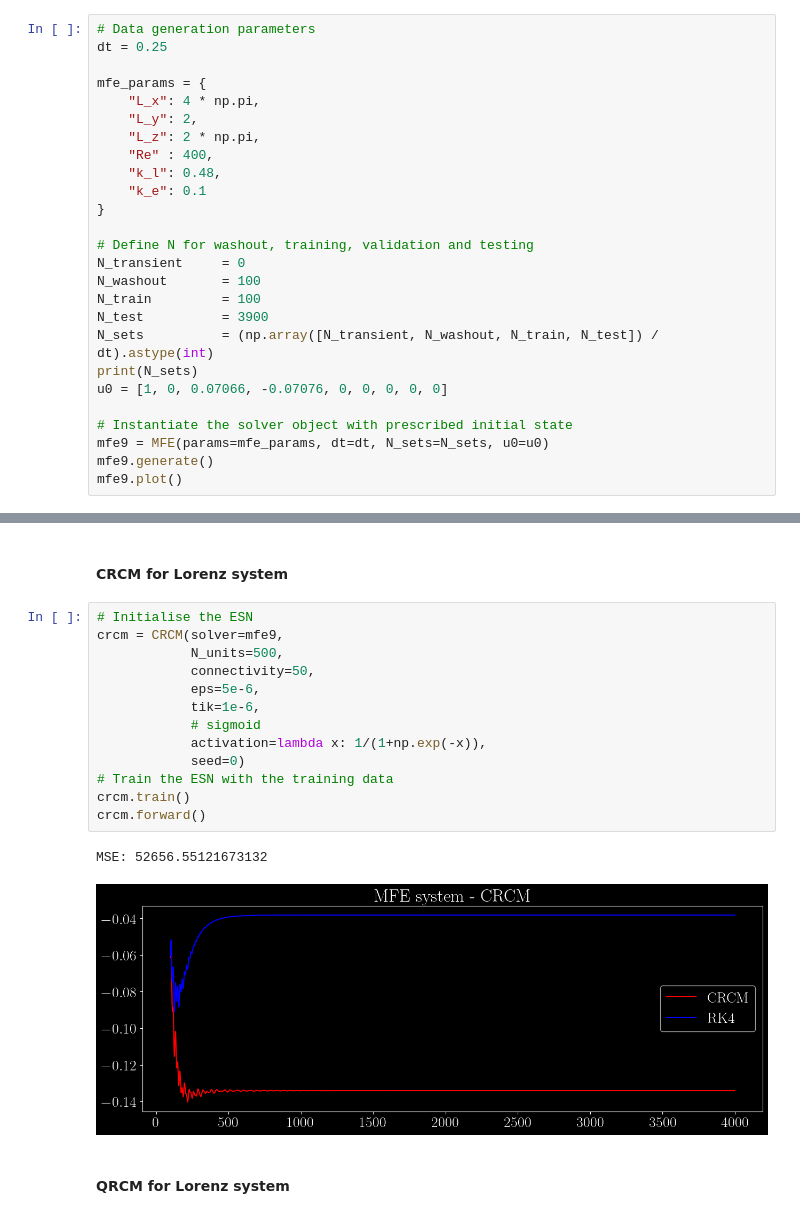
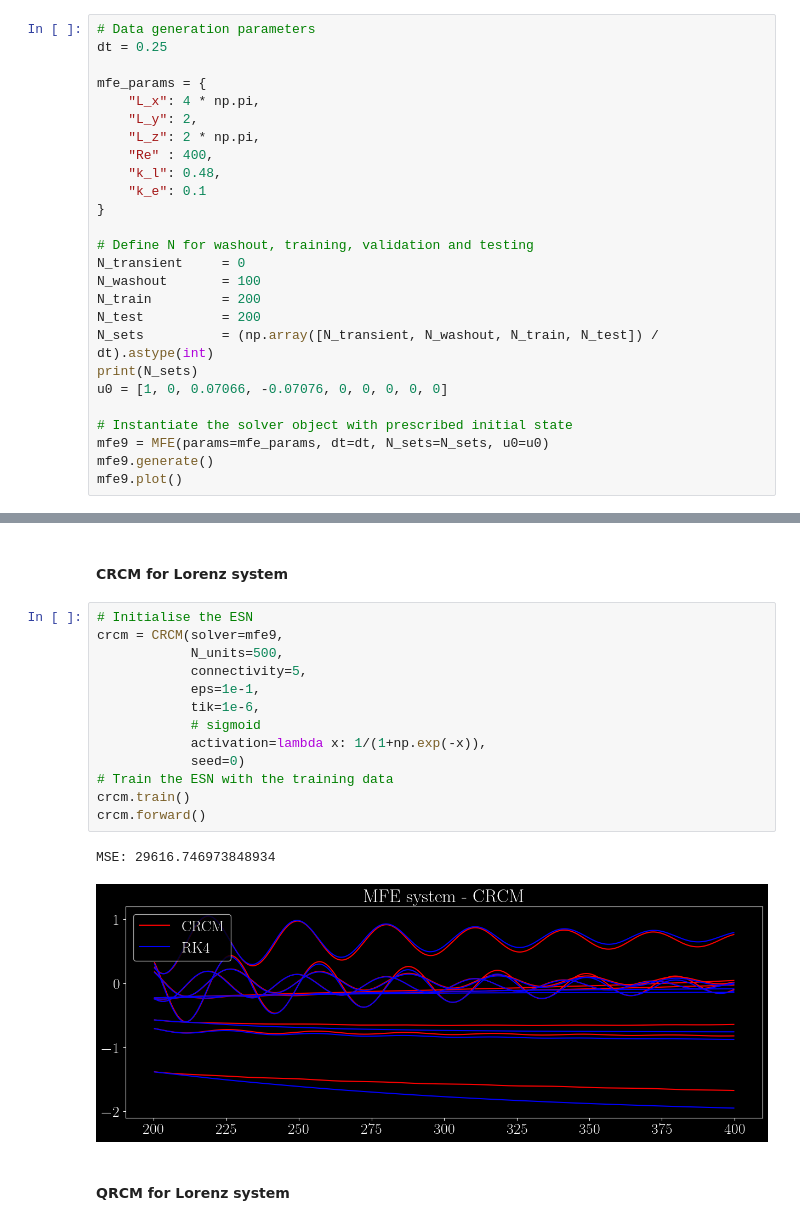
Before and after one commit to raihaan123/Quantum-Turbulence-Learning, a Jupyter notebook: src/MFE.ipynb, the cells around one changed output, grey strips where cells are left out. Drawn from its saved outputs; the diff is of its cells as text.

```diff
--- a/src/MFE.ipynb
+++ b/src/MFE.ipynb
@@ -24,8 +24,8 @@ mfe_params = {
 # Define N for washout, training, validation and testing
 N_transient     = 0
 N_washout       = 100
-N_train         = 100
-N_test          = 3900
+N_train         = 200
+N_test          = 200
 N_sets          = (np.array([N_transient, N_washout, N_train, N_test]) / dt).astype(int)
 print(N_sets)
 u0 = [1, 0, 0.07066, -0.07076, 0, 0, 0, 0, 0]
@@ -42,19 +43,19 @@ mfe9.plot()
 # %%
 # Initialise the ESN
 crcm = CRCM(solver=mfe9,
             N_units=500,
-            connectivity=50,
-            eps=5e-6,
+            connectivity=5,
+            eps=1e-1,
             tik=1e-6,
             # sigmoid
             activation=lambda x: 1/(1+np.exp(-x)),
             seed=0)
 # Train the ESN with the training data
 crcm.train()
 crcm.forward()
 # %% [output]
-MSE: 52656.55121673132
+MSE: 29616.746973848934
-[figure, old version]
+[figure, new version]
 # %% [markdown]
 #### QRCM for Lorenz system
 # %%
```
Also changed, not shown: parts of 2 cells of this notebook, 7 other files.
